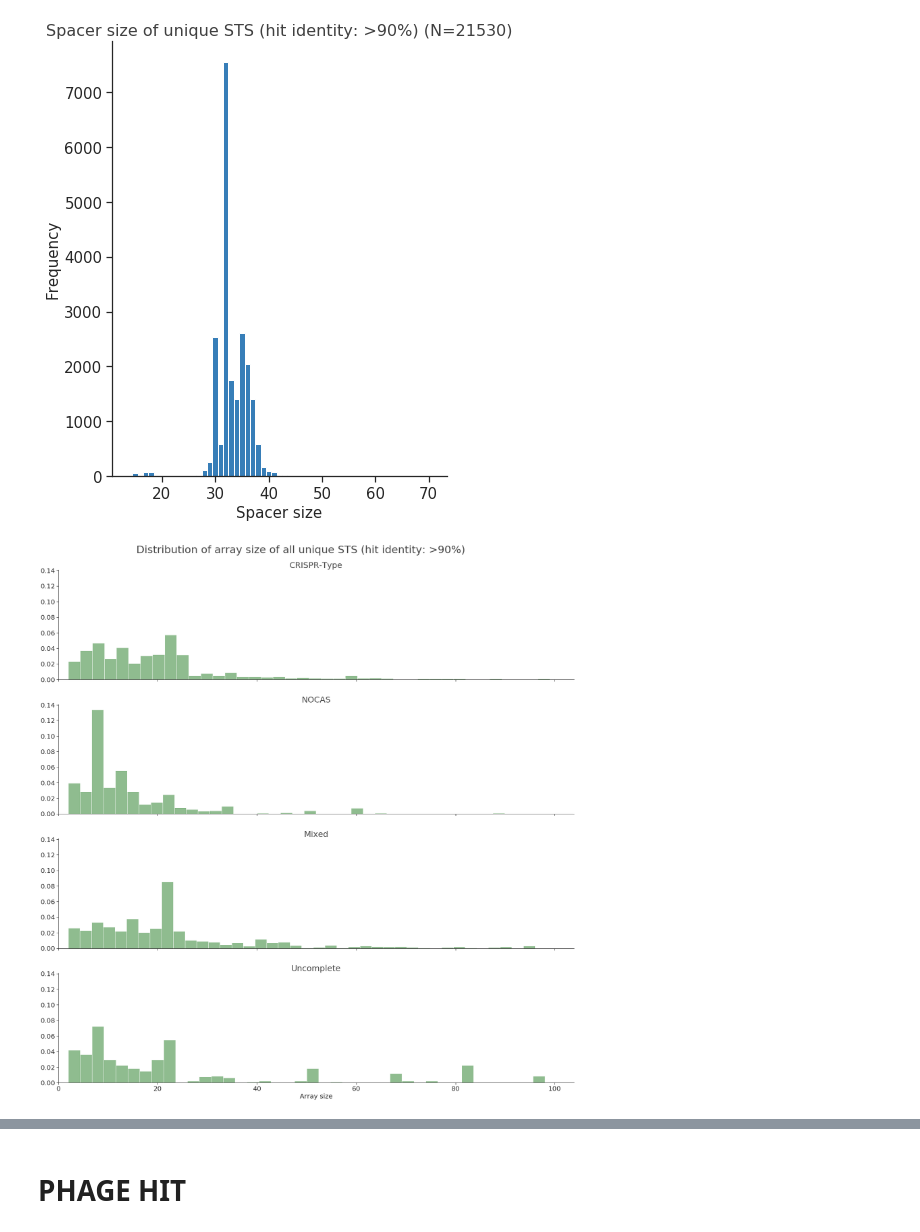
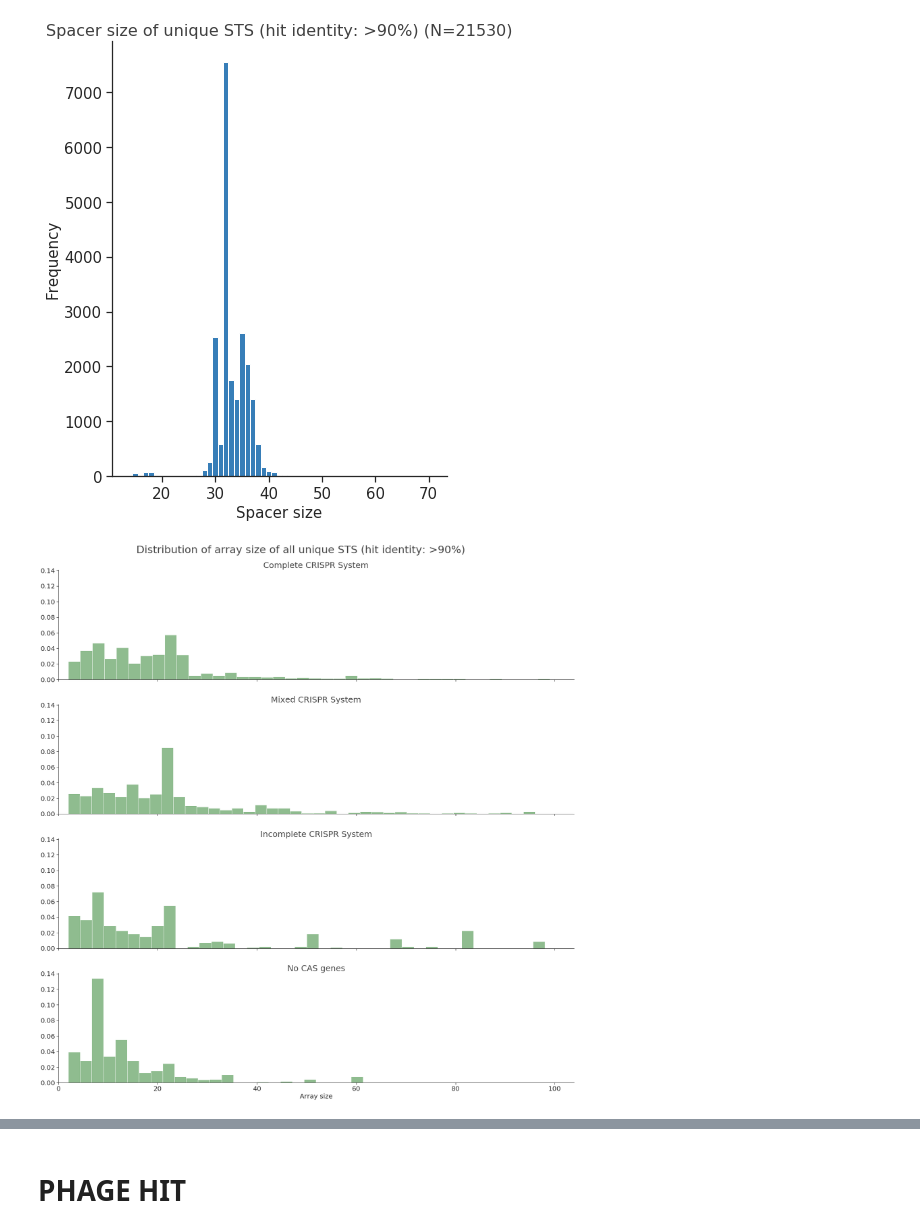
Before and after one commit to hwalinga/self-targeting-spacers-notebooks, a Jupyter notebook: new_res.ipynb, the cells around one changed output, grey strips where cells are left out. Cells and saved outputs as stored; diff of their text form; code cells hidden in the pictures.

```diff
--- a/new_res.ipynb
+++ b/new_res.ipynb
@@ -205,6 +222,7 @@ df_genome_class[['new_type_group']].head()
 # %%
-df['top_level_group'] = df['new_type_group'].apply(lambda x: 'Mixed' if 'Mixed' in x else
-                                                  {k: k for k in ['NOCAS', 'Uncomplete']}.get(x) or 'CRISPR-Type')
+assert 'Mixed' in Mixed, "Mixed is one group, there is no distinction between in there anymore."
+df['top_level_group'] = df['new_type_group'].apply(lambda x: Mixed if 'Mixed' in x else
+                                                  {k: k for k in [NOCAS, Incomplete]}.get(x) or Complete)
 # %% [markdown]
 ### Split in certain groups
 # %%
@@ -258,7 +276,7 @@ df_genome['selfhit_count'] = df.groupby(df.index)['contig_hit'].agg('count')
 df_genome_type_count = df_genome['genome_type'].value_counts()
 all_genome_type_count = df_genome_class['type'].value_counts()
 all_genome_type_count = all_genome_type_count[df_genome_type_count.index]
-all_genome_type_count['NOCAS'] = no_type
+all_genome_type_count[NOCAS] = no_type
 all_genome_type_count['other'] = total_genomes - sum(all_genome_type_count)
 df_genome_type_count['other'] = 0
 df_genome_type_count = df_genome_type_count.reindex(index = sorted(df_genome_type_count.index))
@@ -292,7 +310,7 @@ dftyped_renamed['selfhit_count'] = df.groupby(by='genome_id')['contig_hit'].agg(
 dftyped_renamed_count = dftyped_renamed['new_type_group'].value_counts()
 print(alltypes_renamed_count)
 alltypes_renamed_count = alltypes_renamed_count[dftyped_renamed_count.index]
-alltypes_renamed_count['NOCAS'] += no_type
+alltypes_renamed_count[NOCAS] += no_type
 other = 'other'  # *can* include: {'CAS-TypeVC': 1, 'CAS-TypeVIB2': 2}
 alltypes_renamed_count[other] = total_genomes - sum(alltypes_renamed_count)
 dftyped_renamed_count[other] = 0
@@ -409,0 +462,32 @@ Text(0.5, 1.0, 'Distribution of types of all genomes')
+# %%
+# df_genome_type_count_subsection = df_genome_type_count[df_genome_type_count.index != NOCAS]
+# all_genome_type_count_subsection = all_genome_type_count[all_genome_type_count.index != NOCAS]
+
+nocas_perc = all_genome_type_count.loc[NOCAS] / all_genome_type_count.sum()
+print("Percentage of genomes with no CAS genes: %.1f %%" % (100.0 * nocas_perc))
+
+sorted_genomes = all_genome_type_count[(all_genome_type_count != 0) & (all_genome_type_count.index != NOCAS)] \
+        .sort_values(ascending=False)
+
+split_on = "CAS-TypeIU"
+others = sorted_genomes.loc[split_on:]
+others = others.iloc[1:]  # remove split_on itself (pandas implements unlogical slicing)
+largest = sorted_genomes.loc[:split_on].append(pd.Series([others.sum()], index=['|']))
+ax = largest.plot.pie(legend=False)
+# others.plot.pie(legend=False)
+
+
+# ax = sorted_genomes.plot.pie(legend=False)
+# plt.legend(bbox_to_anchor=(1.25, 1), loc=2, borderaxespad=0.)
+increase_figsize(2, plt)
+ax.set_ylabel("")
+ax.set_title("Distribution of types of all genomes (excluding no cas genes: (%.1f %%))" % (100 * nocas_perc))
+save_fig()
+# ----
+fig, ax = plt.subplots()
+others.rename(index={'other': ''}, inplace=True)
+others.plot.pie(legend=False, ax=ax)
+increase_figsize(2, plt)
+ax.set_ylabel("")
+ax.set_title("Distribution of the other types of all genomes with a crispr type (%.1f %%)"
+             % (100 * others.sum() / largest.sum()))
@@ -444,18 +533,20 @@ save_fig()
 # %% [output]
 [figure]
 # %%
-g = sns.FacetGrid(df_uni.query('array_size < 100'), row='top_level_group', aspect=4, )
+top_level_order = [Complete, Mixed, Incomplete, NOCAS]
+
+g = sns.FacetGrid(df_uni.query('array_size < 100'), row='top_level_group', aspect=4, row_order=top_level_order)
 g = g.map(plt.hist, 'array_size', density=True, color='darkseagreen', bins=40)
 g.fig.suptitle("Distribution of array size of all unique STS (hit identity: %s)" % perc_ident, fontsize=32, y=1.01)
 # ax.set_yscale('log')
 plt.xlabel('Array size')
 for ax in g.axes.flat:
     ax.set_xlim(left=0)
 increase_size_by(2, 20)
 g.set_titles(row_template="{row_name}", size=25)
 save_fig(g)
 # %% [output]
-[figure, old version]
+[figure, new version]
 # %%
 df_hitcount = df_uni.pipe(
     lambda df:
```
Also changed, not shown: parts of 44 cells of this notebook, 1 other file.
